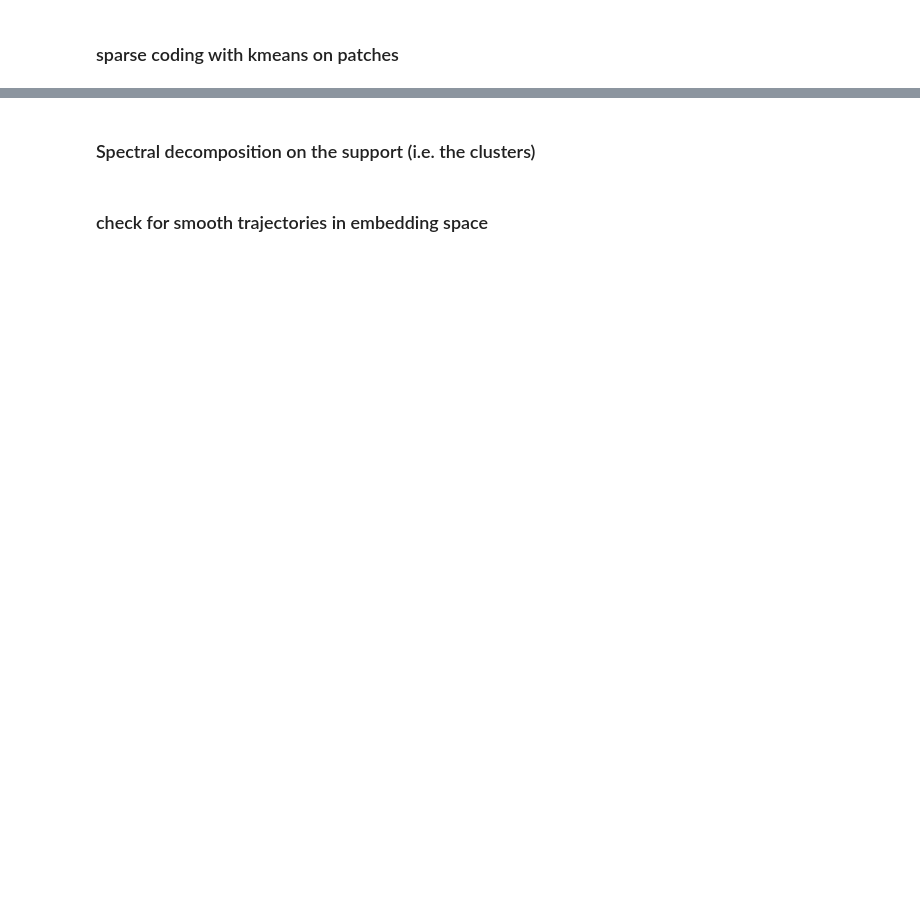
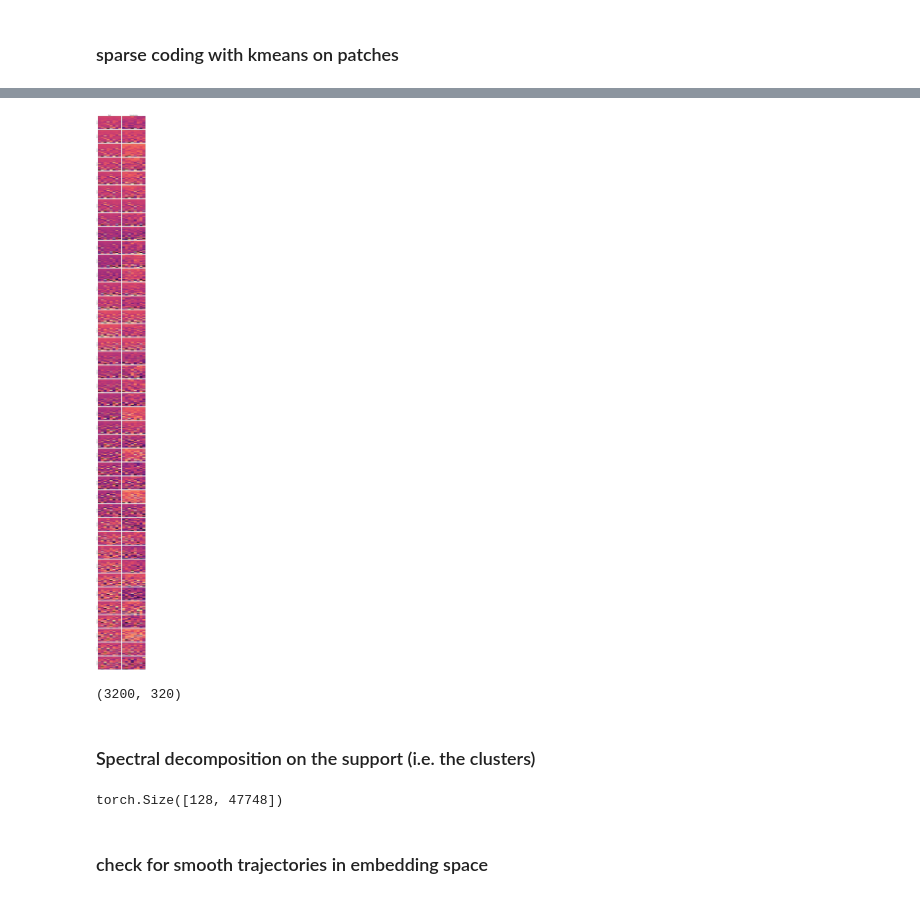
Before and after one commit to zbalkhy/EEC289, a Jupyter notebook: final_project/SMT.ipynb, the cells around one changed output, grey strips where cells are left out. Saved outputs shown, nothing was run; the diff lists cells and outputs as text; code cells hidden in the pictures; blank space fills up the shorter version.

```diff
--- a/final_project/SMT.ipynb
+++ b/final_project/SMT.ipynb
@@ -190,0 +195,31 @@ plot_first_n_mel_patches(clusters, 200, 10)
+# %%
+%matplotlib inline
+n_show = 40  # first n patches
+n_show = min(n_show, norm_patches.shape[0])
+
+n_mels = 20
+patch_frames = norm_patches.shape[1] // n_mels
+
+fig, axes = plt.subplots(n_show, 2, figsize=(8, 2.2 * n_show), squeeze=False)
+for idx in range(n_show):
+    code = spars_codes[idx].detach().cpu().numpy() if torch.is_tensor(spars_codes[idx]) else np.asarray(spars_codes[idx])
+    reconstruction = kmeans.cluster_centers_.T @ code
+
+    axes[idx, 0].imshow(norm_patches[idx].reshape(n_mels, int(patch_length/10)), origin='lower', aspect='auto', cmap='magma')
+    axes[idx, 0].set_ylabel(f"Patch {idx}")
+    axes[idx, 0].set_xticks([])
+    axes[idx, 0].set_yticks([])
+
+    axes[idx, 1].imshow(reconstruction.reshape(n_mels, int(patch_length/10)), origin='lower', aspect='auto', cmap='magma')
+    axes[idx, 1].set_xticks([])
+    axes[idx, 1].set_yticks([])
+
+axes[0, 0].set_title("Patch")
+axes[0, 1].set_title("Reconstruction")
+plt.tight_layout()
+# %% [output]
+[figure, added]
+# %%
+kmeans.cluster_centers_.shape
+# %% [output]
+(3200, 320)
@@ -197,6 +285,8 @@ eigvals, eigvecs = spectral_decomp(labels, utterance_bounds, n_clusters)
 # %%
-# take smallest 32 eigenvectors as P
-d = 128  # embedding dimension
-P = eigvecs[:, 1:d+1].T
+eigvals, eigvecs = spectral_decomp_dense_torch(spars_codes, utterance_bounds)
+beta = P@spars_codes.T
+beta.shape
+# %% [output]
+torch.Size([128, 47748])
 # %% [markdown]
 ### check for smooth trajectories in embedding space
```
Also changed, not shown: parts of 20 cells of this notebook, 2 other files.
